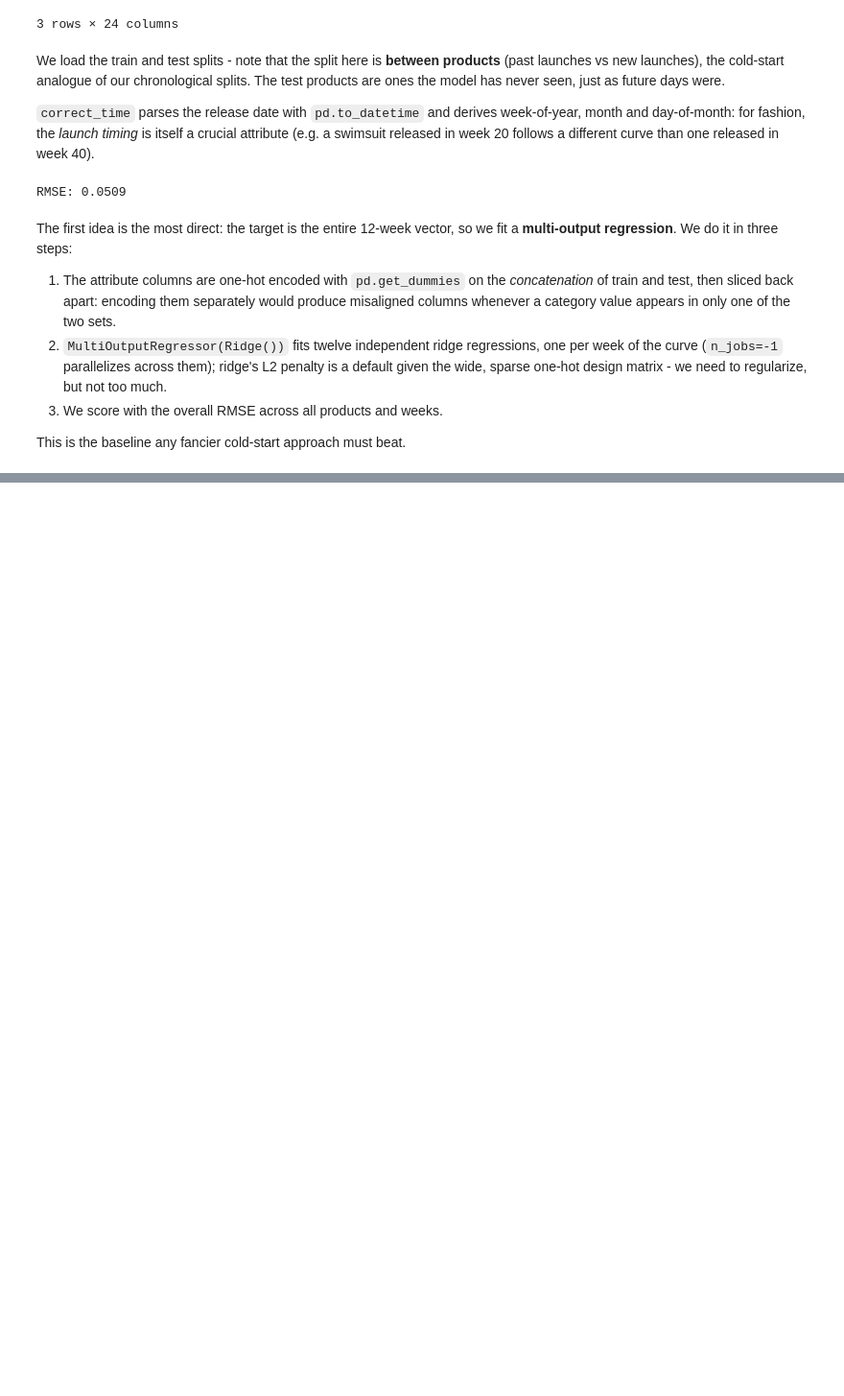
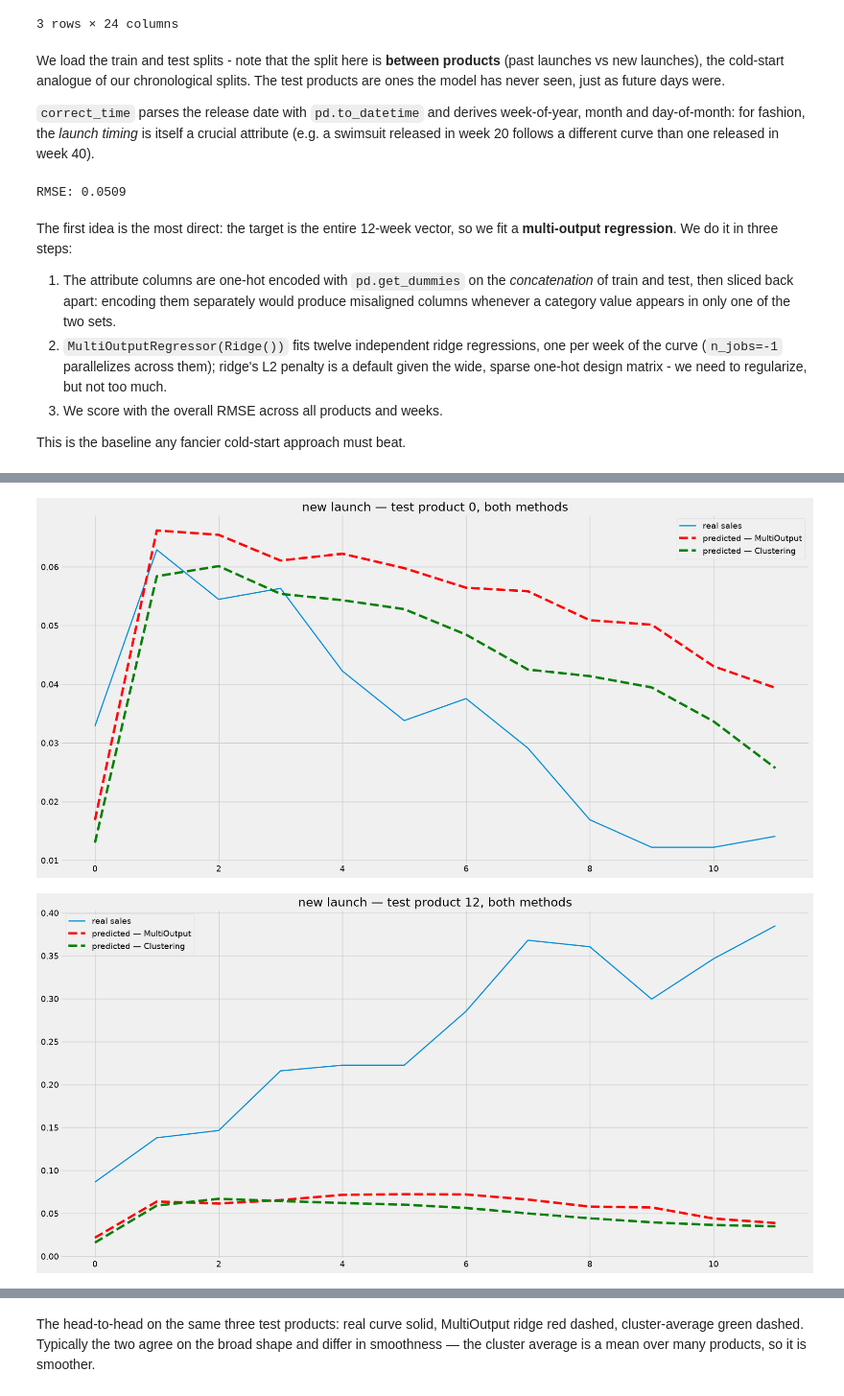
Before and after one commit to tng-konrad/time-series-with-Konrad, a Jupyter notebook: m06-sales-and-demand.ipynb, the cells around one changed output, grey strips where cells are left out. Shown at 96% size. Cells and saved outputs as stored; diff of their text form; code cells hidden in the pictures; blank space fills up the shorter version.

```diff
--- a/addendum-sales-and-demand-forecasting.ipynb
+++ b/m06-sales-and-demand.ipynb
@@ -935,0 +993,18 @@ This is the baseline any fancier cold-start approach must beat.
+# %%
+# fit cat2vec on all products, embed both sets
+c2v_model = fit_cat2vec_model(pd.concat([xtrain[CAT_COLS], xtest[CAT_COLS]], axis=0))
+x0_c2v = apply_w2v(gen_cat2vec_sentences(xtrain[CAT_COLS]), c2v_model, 10)
+x1_c2v = apply_w2v(gen_cat2vec_sentences(xtest[CAT_COLS]), c2v_model, 10)
+
+# cluster past launches in embedding space, assign new launches to clusters
+N_CLUSTERS = 10
+clustering = KMeans(n_clusters=N_CLUSTERS, random_state=CFG.SEED)
+y0_clusters = clustering.fit_predict(x0_c2v)
+y1_clusters = clustering.predict(x1_c2v)
+
+# each new product's forecast = mean curve of its cluster
+cl_prediction = np.zeros(y1.shape)
+for ii in range(N_CLUSTERS):
+    cl_prediction[y1_clusters == ii, :] = y0.loc[y0_clusters == ii].mean()
+
+print('RMSE: ' + str(np.round(np.sqrt(np.average((cl_prediction - y1) ** 2)), 4)))
@@ -935,0 +1023,12 @@ This is the baseline any fancier cold-start approach must beat.
+# %%
+for ii in [0, 12, 80]:
+    plt.figure()
+    plt.plot(y1.values[ii, :], linewidth=2, label='real sales')
+    plt.plot(mo_prediction[ii, :], color='red', linestyle='--', label='predicted — MultiOutput')
+    plt.plot(cl_prediction[ii, :], color='green', linestyle='--', label='predicted — Clustering')
+    plt.title(f'new launch — test product {ii}, both methods')
+    plt.legend()
+    plt.show()
+# %% [output]
+[figure, added]
+[figure, added]
@@ -935,0 +1036,2 @@ This is the baseline any fancier cold-start approach must beat.
+# %% [markdown]
+The head-to-head on the same three test products: real curve solid, MultiOutput ridge red dashed, cluster-average green dashed. Typically the two agree on the broad shape and differ in smoothness — the cluster average is a mean over many products, so it is smoother.
```
Also changed, not shown: parts of 9 cells of this notebook, 6 other files.
